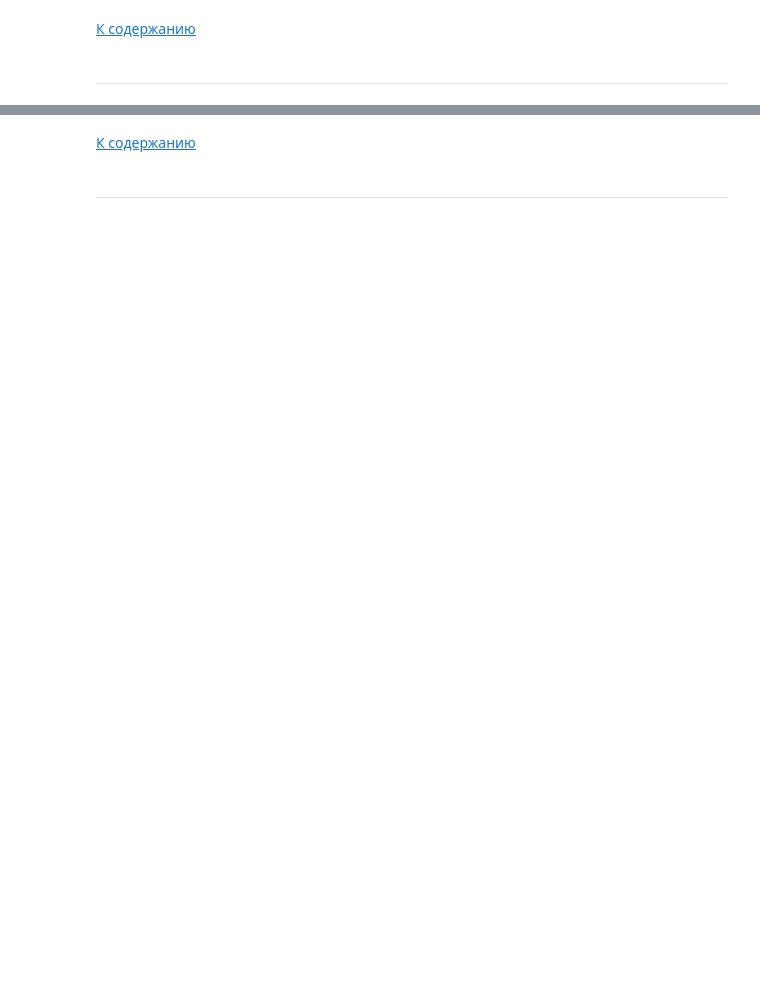
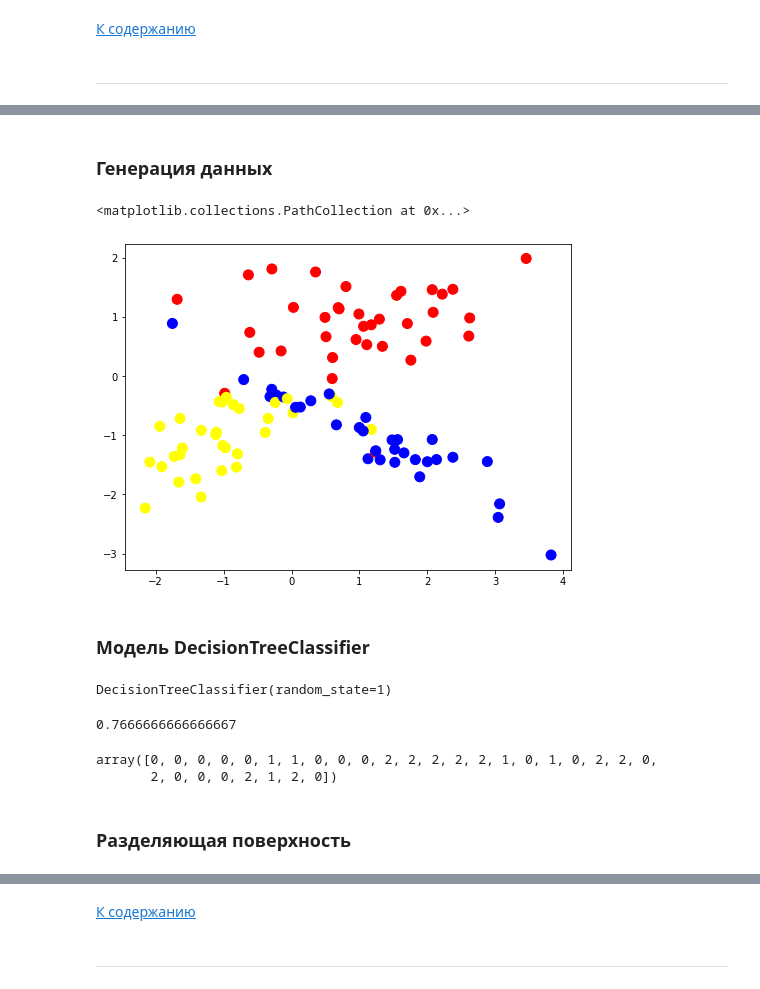
Before and after one commit to Chedered/SkillFactory, a Jupyter notebook: DS/module-5/SKF1 (Решающие деревья и случайный лес).ipynb, the cells around one changed output, grey strips where cells are left out. Cells and saved outputs as stored; diff of their text form; code cells hidden in the pictures; blank space fills up the shorter version.

```diff
--- a/DS/module-5/SKF1 (Решающие деревья и случайный лес).ipynb
+++ b/DS/module-5/SKF1 (Решающие деревья и случайный лес).ipynb
@@ -645,0 +468,16 @@ print (round(RMSE, 2))
+# %% [markdown]
+### Генерация данных
+# %%
+classification_problem = datasets.make_classification(n_features = 2, n_informative = 2,
+                                                      n_classes = 3, n_redundant=0,
+                                                      n_clusters_per_class=1, random_state=3)
+# %%
+colors = ListedColormap(['red', 'blue', 'yellow'])
+light_colors = ListedColormap(['lightcoral', 'lightblue', 'lightyellow'])
+# %%
+pylab.figure(figsize=(8,6))
+pylab.scatter(list(map(lambda x: x[0], classification_problem[0])), list(map(lambda x: x[1], classification_problem[0])),
+              c=classification_problem[1], cmap=colors, s=100)
+# %% [output]
+<matplotlib.collections.PathCollection at 0x...>
+[figure, added]
@@ -645,0 +489,19 @@ print (round(RMSE, 2))
+# %% [markdown]
+### Модель DecisionTreeClassifier
+# %%
+clf = tree.DecisionTreeClassifier(random_state=1)
+clf.fit(train_data, train_labels)
+# %% [output]
+DecisionTreeClassifier(random_state=1)
+# %%
+predictions = clf.predict(test_data)
+metrics.accuracy_score(test_labels, predictions)
+# %% [output]
+0.7666666666666667
+# %%
+predictions
+# %% [output]
+array([0, 0, 0, 0, 0, 1, 1, 0, 0, 0, 2, 2, 2, 2, 2, 1, 0, 1, 0, 2, 2, 0,
+       2, 0, 0, 0, 2, 1, 2, 0])
+# %% [markdown]
+### Разделяющая поверхность
```
Also changed, not shown: parts of 422 cells of this notebook, 8 other files.
